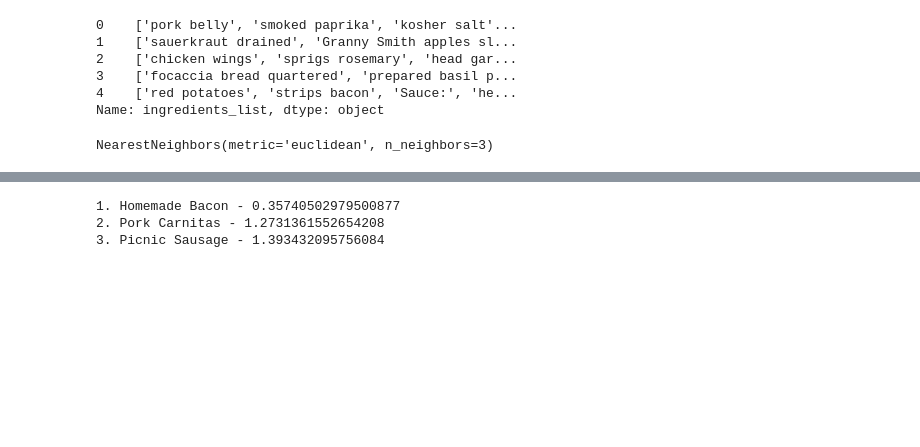
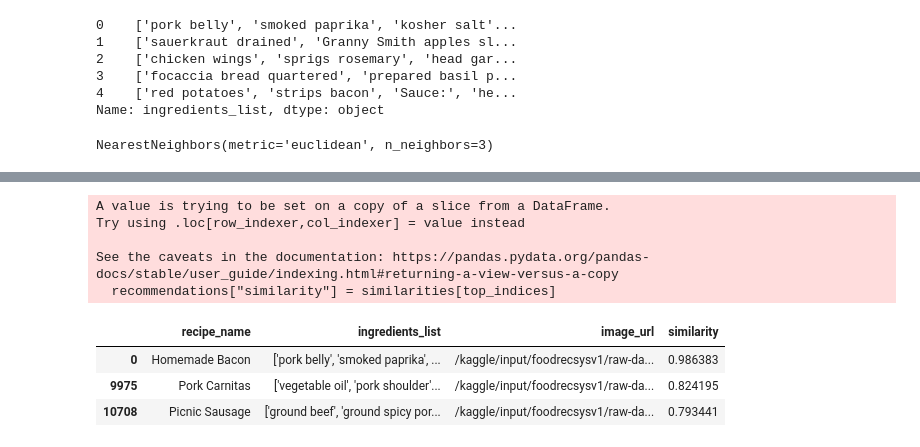
Before and after one commit to higalih/skripsi, a Jupyter notebook: recipe_recommendation_system.ipynb, the cells around one changed output, grey strips where cells are left out. Cells and saved outputs as stored; diff of their text form; code cells hidden in the pictures; blank space fills up the shorter version.

```diff
--- a/recipe_recommendation_system.ipynb
+++ b/recipe_recommendation_system.ipynb
@@ -88,12 +89,31 @@ recommendations
-# %%
-input_features_scaled = scaler.transform([input_features[:7]])
-input_ingredients_transformed = vectorizer.transform([input_features[7]])
-input_combined = np.hstack([input_features_scaled, input_ingredients_transformed.toarray()])
-
-distances, indices = knn.kneighbors(input_combined)
-for rank, (idx, dist) in enumerate(zip(indices[0], distances[0]), 1):
-    print(f"{rank}. {recipe_df.iloc[idx]['recipe_name']} - {dist}")
-# %% [output]
-1. Homemade Bacon - 0.35740502979500877
-2. Pork Carnitas - 1.2731361552654208
-3. Picnic Sausage - 1.393432095756084
+# %%
+# Cell 10: Cosine Similarity function
+def recommend_recipes_cosine(input_features):
+    input_features_scaled = scaler.transform([input_features[:7]])
+    input_ingredients_transformed = vectorizer.transform([input_features[7]])
+    input_combined = np.hstack(
+        [input_features_scaled, input_ingredients_transformed.toarray()]
+    )
+    from sklearn.metrics.pairwise import cosine_similarity
+
+    similarities = cosine_similarity(input_combined, X_combined)[0]
+    top_indices = np.argsort(similarities)[::-1][:3]
+    recommendations = recipe_df.iloc[top_indices]
+    recommendations["similarity"] = similarities[top_indices]
+    return recommendations[
+        ["recipe_name", "ingredients_list", "image_url", "similarity"]
+    ]
+
+# Run and compare
+recommendations_cosine = recommend_recipes_cosine(input_features)
+recommendations_cosine
+# %% [output]
+A value is trying to be set on a copy of a slice from a DataFrame.
+Try using .loc[row_indexer,col_indexer] = value instead
+
+See the caveats in the documentation: https://pandas.pydata.org/pandas-docs/stable/user_guide/indexing.html#returning-a-view-versus-a-copy
+  recommendations["similarity"] = similarities[top_indices]
+|  | recipe_name | ingredients_list | image_url | similarity |
+| 0 | Homemade Bacon | ['pork belly', 'smoked paprika', ... | /kaggle/input/foodrecsysv1/raw-da... | 0.986383 |
+| 9975 | Pork Carnitas | ['vegetable oil', 'pork shoulder'... | /kaggle/input/foodrecsysv1/raw-da... | 0.824195 |
+| 10708 | Picnic Sausage | ['ground beef', 'ground spicy por... | /kaggle/input/foodrecsysv1/raw-da... | 0.793441 |
```
Also changed, not shown: parts of 1 cell of this notebook.
